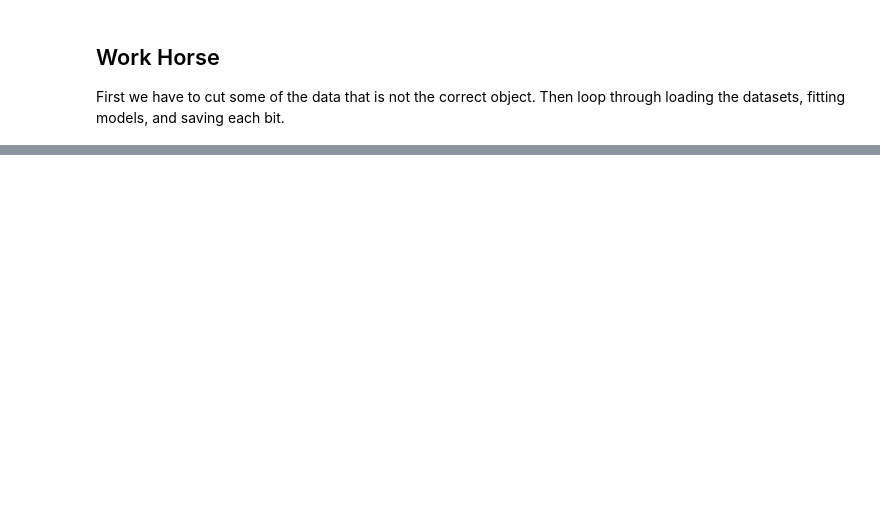
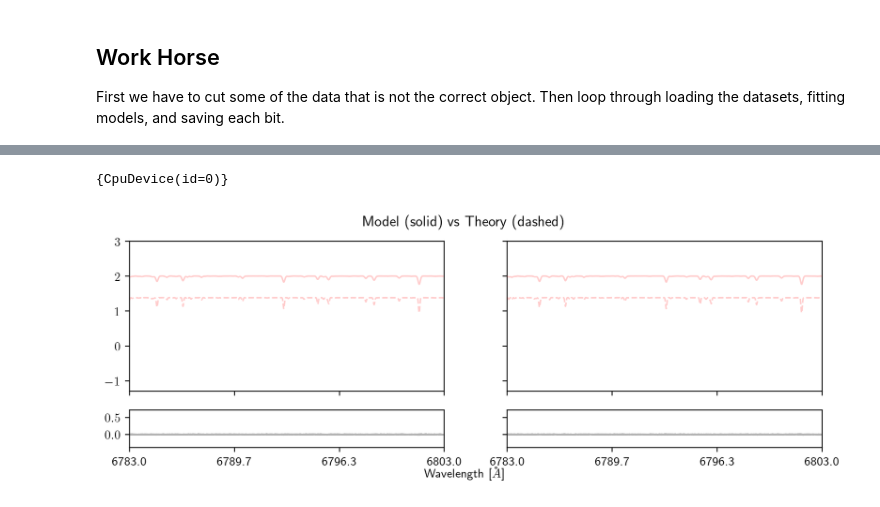
Before and after one commit to mdd423/wobble_jax, a Jupyter notebook: notebooks/05-simulateddata.ipynb, the cells around one changed output, grey strips where cells are left out. Saved outputs shown, nothing was run; the diff lists cells and outputs as text; code cells hidden in the pictures; blank space fills up the shorter version.

```diff
--- a/notebooks/05-simulateddata.ipynb
+++ b/notebooks/05-simulateddata.ipynb
@@ -153,7 +173,8 @@ def get_dataset(hf,device,l_index,h_index,epsilon=np.exp(-11),contin_norm=False)
 # %%
 cpus = jax.devices("cpu")
 print(location.lat,location.lon)
-# gpus = jax.devices("gpu")
+
+gpus = jax.devices("gpu")
 # %% [output]
 40d41m29.04432955s -73d54m41.25040597s
 # %%
@@ -174,6 +195,6 @@ array([ 0.48515439,  0.48809696, -0.48477214, -0.48182   ,  0.44434888,
 # %%
 resolution = 115_000
-p_val = 3
+p_val = 1
 vel_padding = 100 * u.km / u.s
 
 lmb_s = 1e-11
@@ -673,34 +865,37 @@ def compare_theory_model(axes,model,dataset,hf,plt_epoch,device,lrange):
 
 
     return axes
 
 norm_dataset.to_device(cpus[0])
 dataset.to_device(cpus[0])
 model.to_device(cpus[0])
 print(model[0][0].p.devices())
-sorted_am = np.argsort(model[1][2].p)
-plt_epoches = [sorted_am[20],sorted_am[-1]]
+# sorted_am = np.argsort(model[1][2].p)
+plt_epoches = [0,4]
 
 fig, axes = plt.subplots(2,len(plt_epoches),figsize=(10,3),sharex='col',sharey='row',\
                              facecolor=(1, 1, 1),height_ratios=[4,1],dpi=200)
 plt_width = np.linspace(-10,10,4)
 shift = [10,10]
 
 for ii,plt_epoch in enumerate(plt_epoches):
     # lrange = int(np.mean(np.exp(dataset[plt_epoch].xs)) + plt_width[:,None])
 
     lrange = int(np.mean(np.exp(dataset[plt_epoch].xs))) + plt_width + shift[ii]
     axes[:2,ii] = make_subplot(axes[:2,ii],model,dataset,plt_epoch,cpus[0],\
                                    lrange)
     axes[0,ii] = compare_theory_model(axes[0,ii],model,dataset,hf,plt_epoch,cpus[0],lrange)
     # the_flux = np.array(hf['theory']['star']['flux'][plt_epoch,:])
     # the_flux -= the_flux.min()
     # the_flux /= the_flux.max()
     # the_flux = np.log(the_flux)
     # axes[1:,ii] = make_subplot(axes[1:,ii],model,dataset,plt_epoch,cpus[0],lrange)
 plt.suptitle('Model (solid) vs Theory (dashed)')
 fig.text(0.5, 0.00, 'Wavelength [$\\AA$]', ha='center')
 plt.savefig(os.path.join(out_dir,'theory_vs_model.png'),dpi=200)
 plt.show()
-print(model[1][2].p.min(),model[1][2].p.max())
+# print(model[1][2].p.min(),model[1][2].p.max())
+# %% [output]
+{CpuDevice(id=0)}
+[figure, added]
 # %%
```
Also changed, not shown: parts of 15 cells of this notebook.
